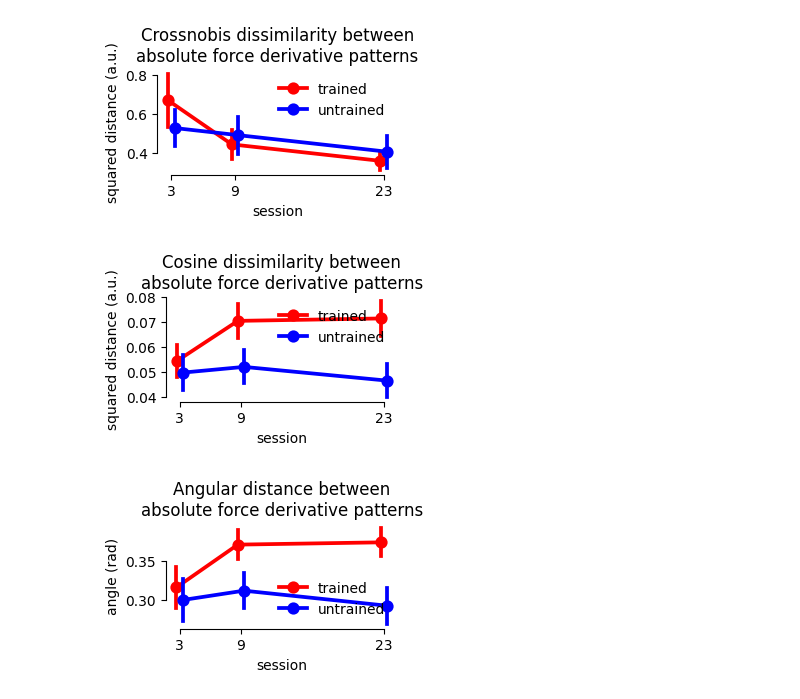
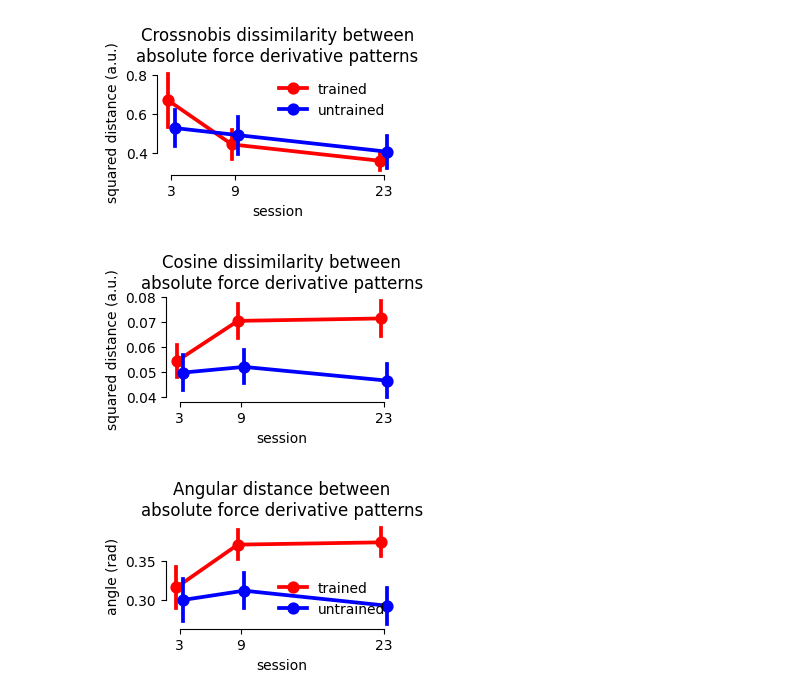
Before and after one commit to mnlmrc/EFC_learningfMRI, a Jupyter notebook: notebooks/pattern_force.ipynb, the cells around one changed output. Drawn from its saved outputs; the diff is of its cells as text; code cells hidden in the pictures.

```diff
--- a/notebooks/pattern_force.ipynb
+++ b/notebooks/pattern_force.ipynb
@@ -133,19 +135,19 @@ plt.show()
 # %%
 fig, ax = plt.subplots(figsize=(3, 2), constrained_layout=True)
 
-sb.pointplot(ax=ax, data=dist_force_g[dist_force_g.metric=='der'], x='session', y='cosine', hue='chord', hue_order=hue_order, palette=palette, errorbar='se', dodge=.1, native_scale=True)
+sb.pointplot(ax=ax, data=dist_force_g[dist_force_g.metric=='der'], x='session', y='cosine', hue='chord', hue_order=hue_order, palette=palette, errorbar='se', dodge=.1, native_scale=True, legend=False)
 ax.set_xticks(gl.sessions)
 sb.despine(ax=axs[0], trim=True)
 ax.set_ylabel('squared distance (a.u.)')
 ax.legend(frameon=False, loc='best')
 ax.set_xlabel('session')
 sb.despine(ax=ax, trim=True)
 
 ax.set_title('Cosine dissimilarity between\nabsolute force derivative patterns')
 
 plt.show()
 # %% [output]
-[figure, old version]
+[figure, new version]
 # %%
 fig, ax = plt.subplots(figsize=(3, 2), constrained_layout=True)
 
```
Also changed, not shown: parts of 4 cells of this notebook, 20 other files.
